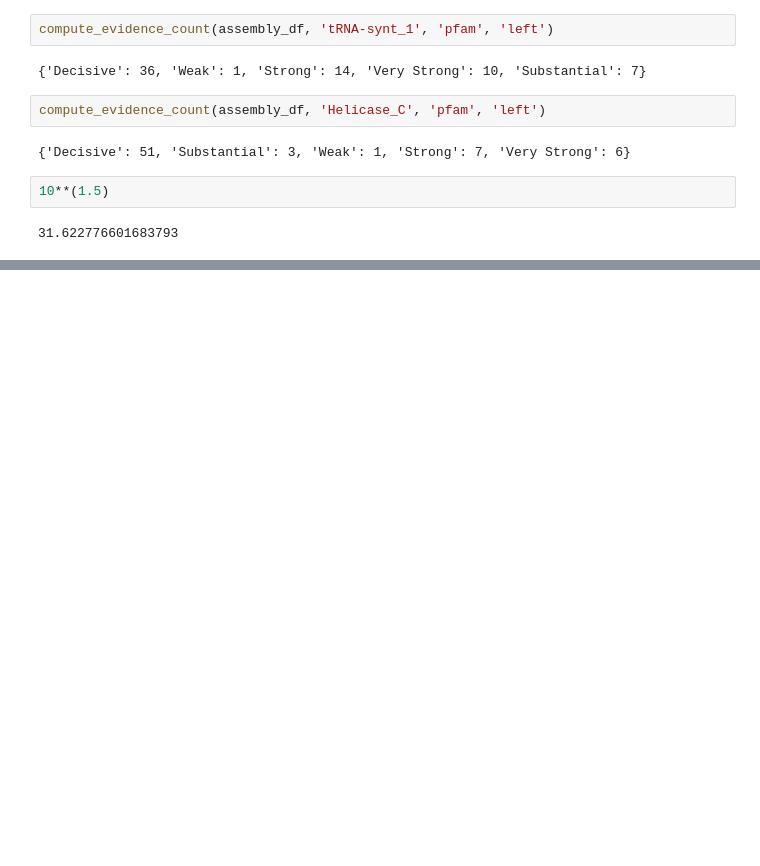
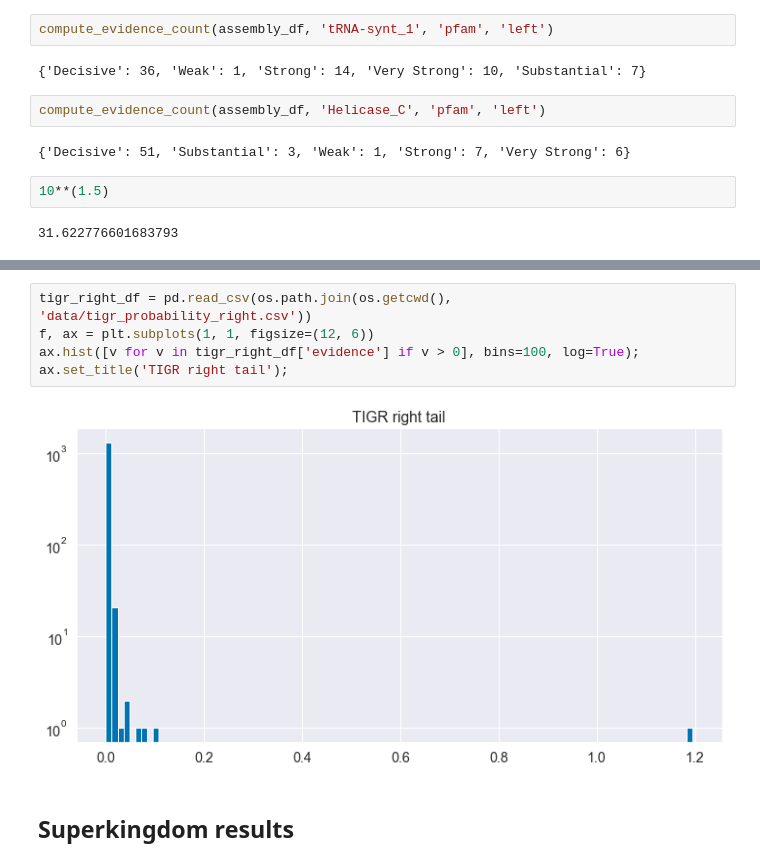
Before and after one commit to srom/nbias, a Jupyter notebook: notebook/Protein domain results.ipynb, the cells around one changed output, grey strips where cells are left out. Drawn from its saved outputs; the diff is of its cells as text; blank space fills up the shorter version.

```diff
--- a/notebook/Protein domain results.ipynb
+++ b/notebook/Protein domain results.ipynb
@@ -318,0 +342,9 @@ compute_evidence_count(assembly_df, 'Helicase_C', 'pfam', 'left')
+# %%
+tigr_right_df = pd.read_csv(os.path.join(os.getcwd(), 'data/tigr_probability_right.csv'))
+f, ax = plt.subplots(1, 1, figsize=(12, 6))
+ax.hist([v for v in tigr_right_df['evidence'] if v > 0], bins=100, log=True);
+ax.set_title('TIGR right tail');
+# %% [output]
+[figure, added]
+# %% [markdown]
+## Superkingdom results
```
Also changed, not shown: parts of 7 cells of this notebook.
